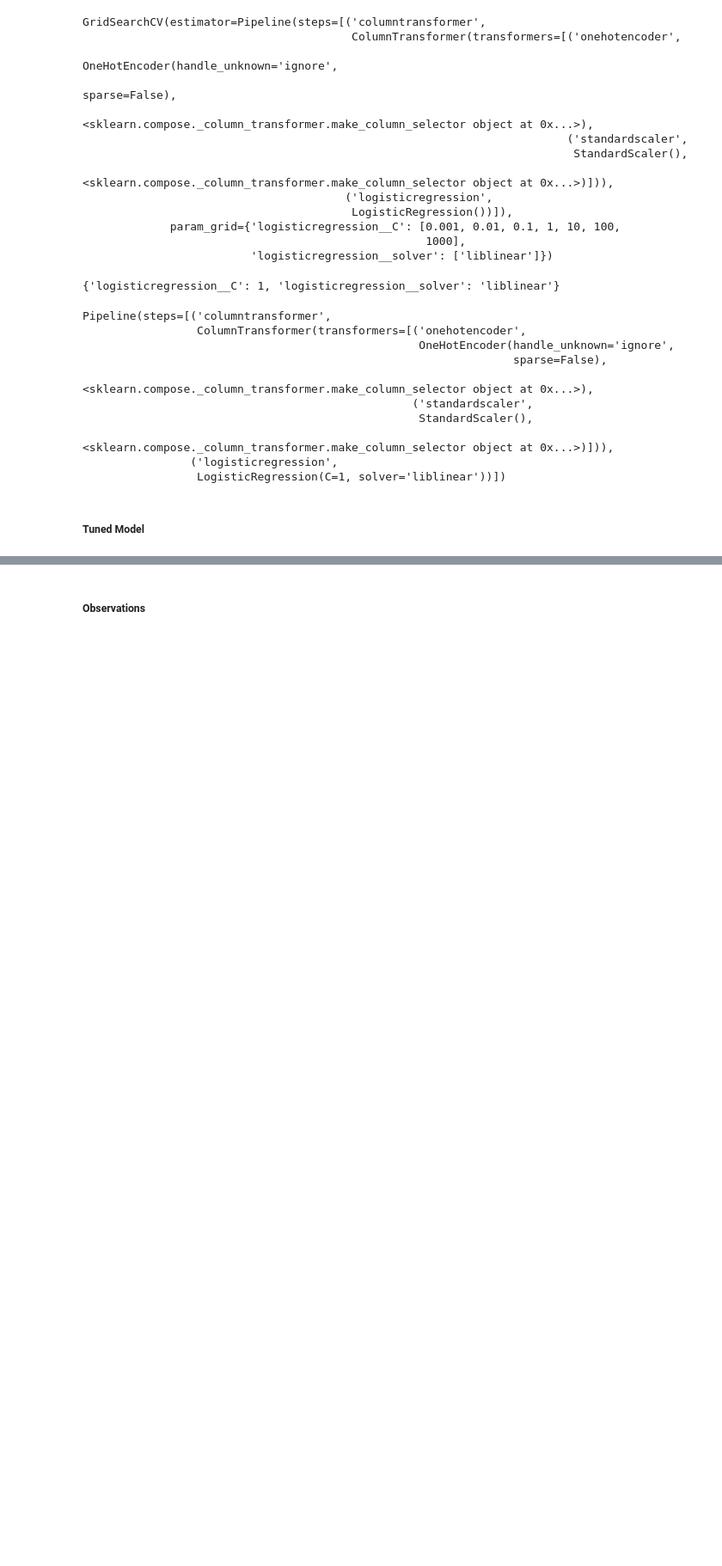
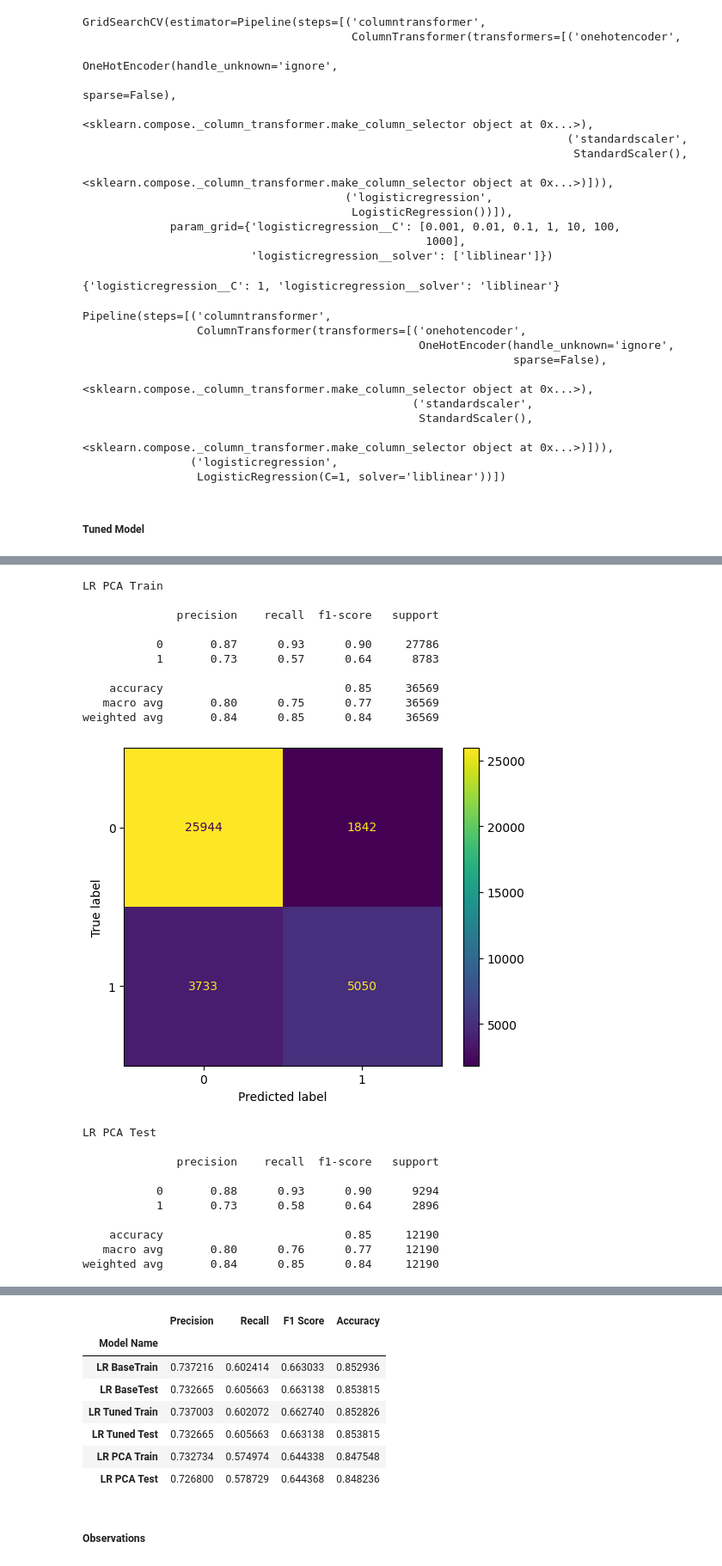
Before and after one commit to wrodemoyer/Adult-Income, a Jupyter notebook: Adult_Income.ipynb, the cells around one changed output, grey strips where cells are left out. Shown at 86% size. Cells and saved outputs as stored; diff of their text form; code cells hidden in the pictures; blank space fills up the shorter version.

```diff
--- a/Adult_Income.ipynb
+++ b/Adult_Income.ipynb
@@ -1090,0 +1119,28 @@ weighted avg       0.85      0.85      0.85     12190
+# %%
+pca_lr_train_scores= eval_classification(y_train, pca_lr_train_pred, name= 'LR PCA Train')
+pca_lr_test_scores= eval_classification(y_test, pca_lr_test_pred, name= 'LR PCA Test')
+
+scores= pd.concat([scores, pca_lr_train_scores, pca_lr_test_scores])
+scores
+# %% [output]
+LR PCA Train
+
+              precision    recall  f1-score   support
+
+           0       0.87      0.93      0.90     27786
+           1       0.73      0.57      0.64      8783
+
+    accuracy                           0.85     36569
+   macro avg       0.80      0.75      0.77     36569
+weighted avg       0.84      0.85      0.84     36569
+[figure, added]
+LR PCA Test
+
+              precision    recall  f1-score   support
+
+           0       0.88      0.93      0.90      9294
+           1       0.73      0.58      0.64      2896
+
+    accuracy                           0.85     12190
+   macro avg       0.80      0.76      0.77     12190
+weighted avg       0.84      0.85      0.84     12190
@@ -1091,3 +1148,11 @@ weighted avg       0.85      0.85      0.85     12190
+|  | Precision | Recall | F1 Score | Accuracy |
+| Model Name |  |  |  |  |
+| LR BaseTrain | 0.737216 | 0.602414 | 0.663033 | 0.852936 |
+| LR BaseTest | 0.732665 | 0.605663 | 0.663138 | 0.853815 |
+| LR Tuned Train | 0.737003 | 0.602072 | 0.662740 | 0.852826 |
+| LR Tuned Test | 0.732665 | 0.605663 | 0.663138 | 0.853815 |
+| LR PCA Train | 0.732734 | 0.574974 | 0.644338 | 0.847548 |
+| LR PCA Test | 0.726800 | 0.578729 | 0.644368 | 0.848236 |
 # %% [markdown]
 ##### Observations
 # %% [markdown]
```
Also changed, not shown: parts of 25 cells of this notebook.
